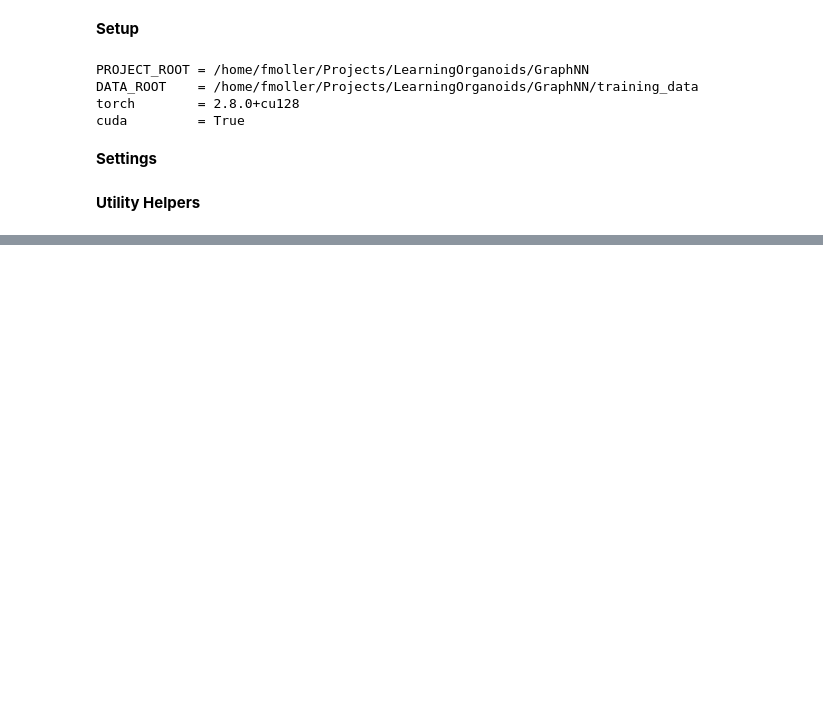
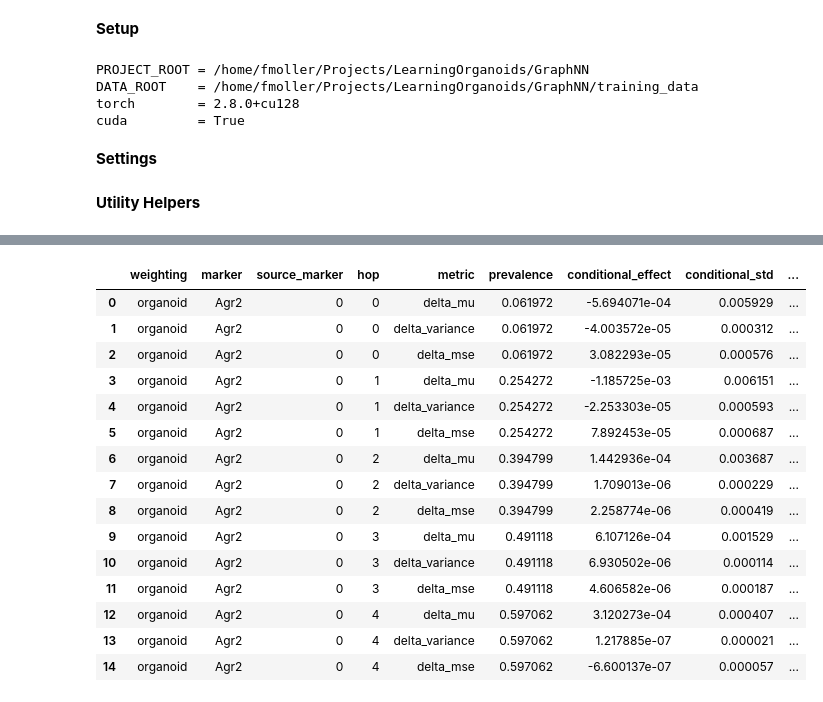
Before and after one commit to fskovbo/organoid_GNN, a Jupyter notebook: experiments/ablation_analysis.ipynb, the cells around one changed output, grey strips where cells are left out. Saved outputs shown, nothing was run; the diff lists cells and outputs as text; code cells hidden in the pictures; blank space fills up the shorter version.

```diff
--- a/experiments/ablation_analysis.ipynb
+++ b/experiments/ablation_analysis.ipynb
@@ -1347,0 +993,77 @@ Saved folded ablation/conversion experiment -> /home/fmoller/Projects/LearningOr
+# %%
+population_prevalence_df = pd.concat(
+    population_prevalence_tables,
+    ignore_index=True,
+)
+prevalence_summary_df = (
+    population_prevalence_df
+    .assign(weighted_prevalence=lambda df: df["fold_share"] * df["prevalence"])
+    .groupby(["marker", "source_marker", "hop"], as_index=False)
+    .agg(prevalence=("weighted_prevalence", "sum"))
+)
+
+
+def summarize_population_effects(case_df, prevalence_df):
+    rows = []
+    group_columns = ["marker", "source_marker", "hop"]
+    prevalence_lookup = {
+        (row.marker, int(row.source_marker), int(row.hop)): float(row.prevalence)
+        for row in prevalence_df.itertuples(index=False)
+    }
+    for keys, group in case_df.groupby(group_columns, dropna=False, sort=True):
+        marker, source_marker, hop = keys
+        weights = group["analysis_weight"].to_numpy(float)
+        prevalence = prevalence_lookup[(marker, int(source_marker), int(hop))]
+        for metric in METRICS:
+            values = group[metric].to_numpy(float)
+            conditional = weighted_mean(values, weights)
+            conditional_std = weighted_std(values, weights)
+            n_effective = effective_sample_size(weights)
+            conditional_sem = (
+                conditional_std / np.sqrt(n_effective)
+                if np.isfinite(conditional_std) and n_effective > 0
+                else np.nan
+            )
+            rows.append({
+                "weighting": POPULATION_WEIGHTING,
+                "marker": marker,
+                "source_marker": int(source_marker),
+                "hop": int(hop),
+                "metric": metric,
+                "prevalence": prevalence,
+                "conditional_effect": conditional,
+                "conditional_std": conditional_std,
+                "conditional_sem": conditional_sem,
+                "prevalence_weighted_effect": prevalence * conditional,
+                "prevalence_weighted_std": prevalence * conditional_std,
+                "prevalence_weighted_sem": prevalence * conditional_sem,
+                "cases": len(group),
+                "effective_cases": n_effective,
+            })
+    return pd.DataFrame(rows)
+
+
+population_summary_df = summarize_population_effects(
+    population_filtered_df,
+    prevalence_summary_df,
+)
+population_summary_df.to_csv(TABLES_DIR / "population_effect_summary.csv", index=False)
+prevalence_summary_df.to_csv(TABLES_DIR / "population_marker_prevalence.csv", index=False)
+display(population_summary_df.head(15))
+# %% [output]
+|  | weighting | marker | source_marker | hop | metric | prevalence | conditional_effect | conditional_std | ... |
+| 0 | organoid | Agr2 | 0 | 0 | delta_mu | 0.061972 | -5.694071e-04 | 0.005929 | ... |
+| 1 | organoid | Agr2 | 0 | 0 | delta_variance | 0.061972 | -4.003572e-05 | 0.000312 | ... |
+| 2 | organoid | Agr2 | 0 | 0 | delta_mse | 0.061972 | 3.082293e-05 | 0.000576 | ... |
+| 3 | organoid | Agr2 | 0 | 1 | delta_mu | 0.254272 | -1.185725e-03 | 0.006151 | ... |
+| 4 | organoid | Agr2 | 0 | 1 | delta_variance | 0.254272 | -2.253303e-05 | 0.000593 | ... |
+| 5 | organoid | Agr2 | 0 | 1 | delta_mse | 0.254272 | 7.892453e-05 | 0.000687 | ... |
+| 6 | organoid | Agr2 | 0 | 2 | delta_mu | 0.394799 | 1.442936e-04 | 0.003687 | ... |
+| 7 | organoid | Agr2 | 0 | 2 | delta_variance | 0.394799 | 1.709013e-06 | 0.000229 | ... |
+| 8 | organoid | Agr2 | 0 | 2 | delta_mse | 0.394799 | 2.258774e-06 | 0.000419 | ... |
+| 9 | organoid | Agr2 | 0 | 3 | delta_mu | 0.491118 | 6.107126e-04 | 0.001529 | ... |
+| 10 | organoid | Agr2 | 0 | 3 | delta_variance | 0.491118 | 6.930502e-06 | 0.000114 | ... |
+| 11 | organoid | Agr2 | 0 | 3 | delta_mse | 0.491118 | 4.606582e-06 | 0.000187 | ... |
+| 12 | organoid | Agr2 | 0 | 4 | delta_mu | 0.597062 | 3.120273e-04 | 0.000407 | ... |
+| 13 | organoid | Agr2 | 0 | 4 | delta_variance | 0.597062 | 1.217885e-07 | 0.000021 | ... |
+| 14 | organoid | Agr2 | 0 | 4 | delta_mse | 0.597062 | -6.600137e-07 | 0.000057 | ... |
```
Also changed, not shown: parts of 49 cells of this notebook, 6 other files.
